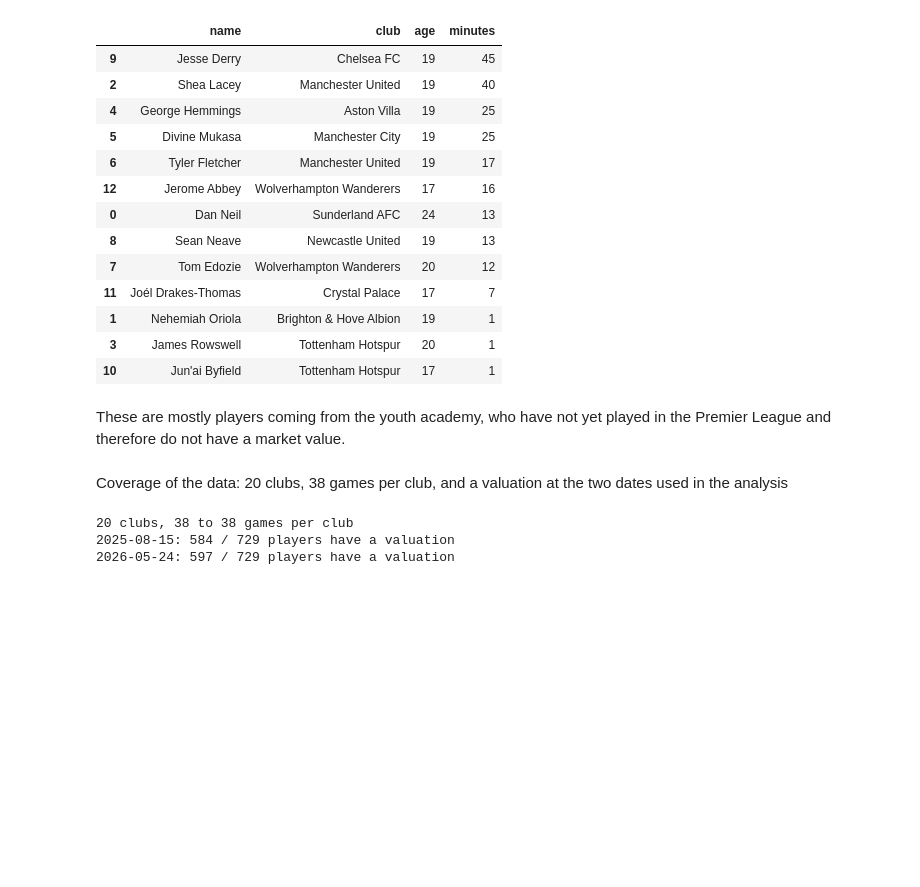
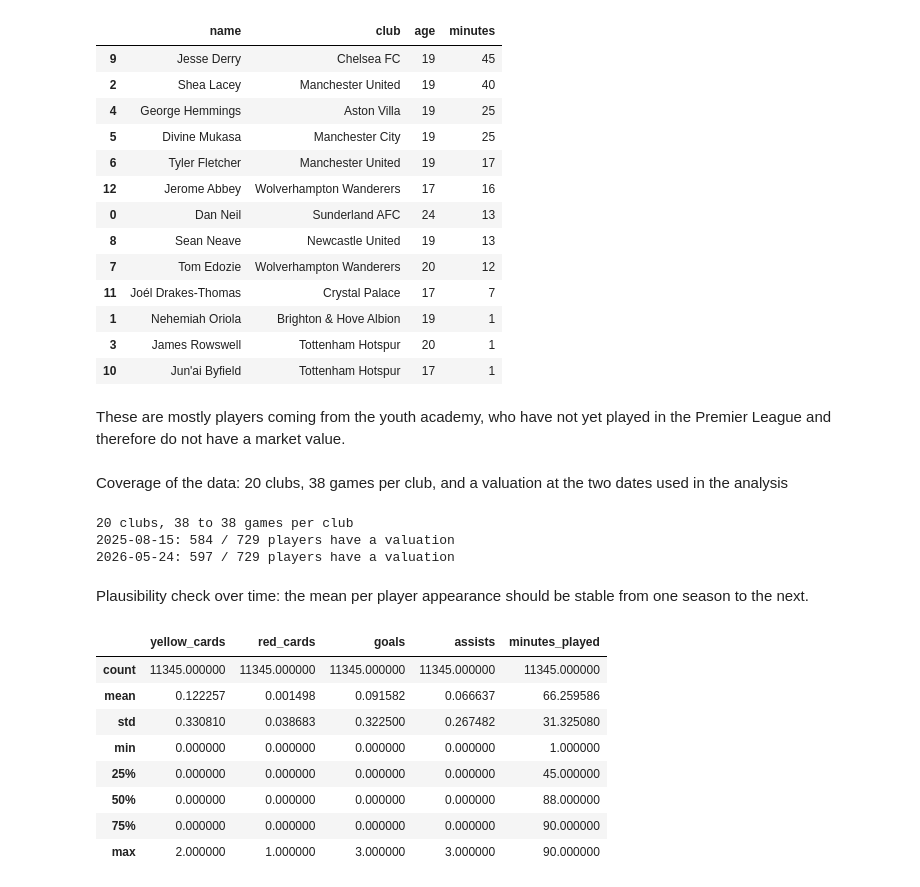
Before and after one commit to htm21/premier-league-market-value, a Jupyter notebook: notebooks/02_data_audit.ipynb, the cells around one changed output. Saved outputs shown, nothing was run; the diff lists cells and outputs as text; code cells hidden in the pictures; blank space fills up the shorter version.

```diff
--- a/notebooks/02_data_audit.ipynb
+++ b/notebooks/02_data_audit.ipynb
@@ -156,3 +157,41 @@ for date in (date_1, date_2):
 20 clubs, 38 to 38 games per club
 2025-08-15: 584 / 729 players have a valuation
 2026-05-24: 597 / 729 players have a valuation
+# %% [markdown]
+Plausibility check over time: the mean per player appearance should be stable from one season to the next.
+# %%
+# The audit cells above filtered `appearances` and `clubs` to 2025-26, so reload the raw files.
+all_appearances = pd.read_csv(raw_data_dir / "appearances.csv.gz", parse_dates=["date"])
+all_clubs = pd.read_csv(raw_data_dir / "clubs.csv.gz")
+
+def get_season_appearances(start_year) :
+    start, end = f"{start_year}-08-01", f"{start_year+1}-05-31"
+    season = (
+        all_appearances[
+            (all_appearances["competition_id"] == "GB1")
+            & all_appearances["date"].between(start, end)
+        ]
+        .merge(
+            all_clubs[["club_id", "name"]].rename(columns={"name": "club"}),
+            how="left",
+            left_on="player_club_id",
+            right_on="club_id",
+            validate="many_to_one",
+        )
+        .sort_values("date")
+    )
+    return season
+
+get_season_appearances(2022)[
+    ["yellow_cards", "red_cards", "goals", "assists", "minutes_played"]
+].describe()
+# %% [output]
+|  | yellow_cards | red_cards | goals | assists | minutes_played |
+| count | 11345.000000 | 11345.000000 | 11345.000000 | 11345.000000 | 11345.000000 |
+| mean | 0.122257 | 0.001498 | 0.091582 | 0.066637 | 66.259586 |
+| std | 0.330810 | 0.038683 | 0.322500 | 0.267482 | 31.325080 |
+| min | 0.000000 | 0.000000 | 0.000000 | 0.000000 | 1.000000 |
+| 25% | 0.000000 | 0.000000 | 0.000000 | 0.000000 | 45.000000 |
+| 50% | 0.000000 | 0.000000 | 0.000000 | 0.000000 | 88.000000 |
+| 75% | 0.000000 | 0.000000 | 0.000000 | 0.000000 | 90.000000 |
+| max | 2.000000 | 1.000000 | 3.000000 | 3.000000 | 90.000000 |
```
Also changed, not shown: parts of 7 cells of this notebook, 1 other file.
